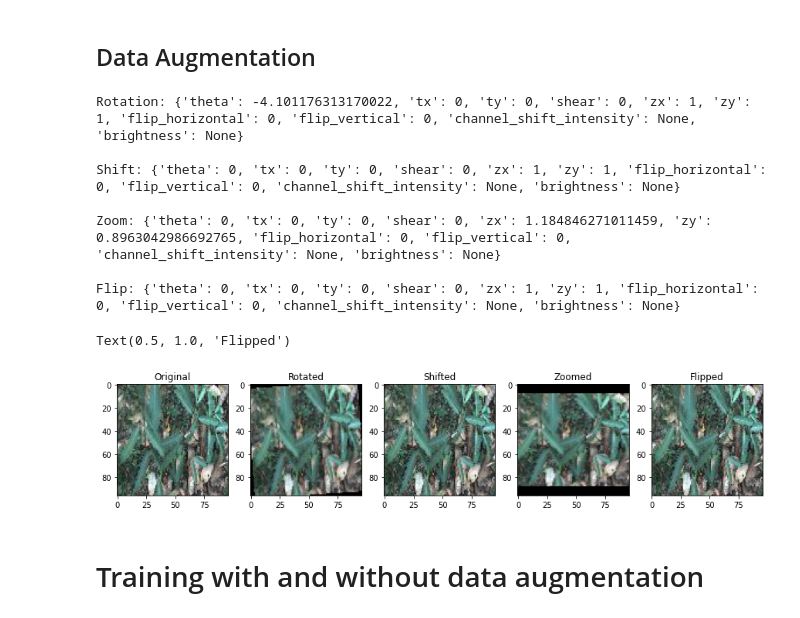
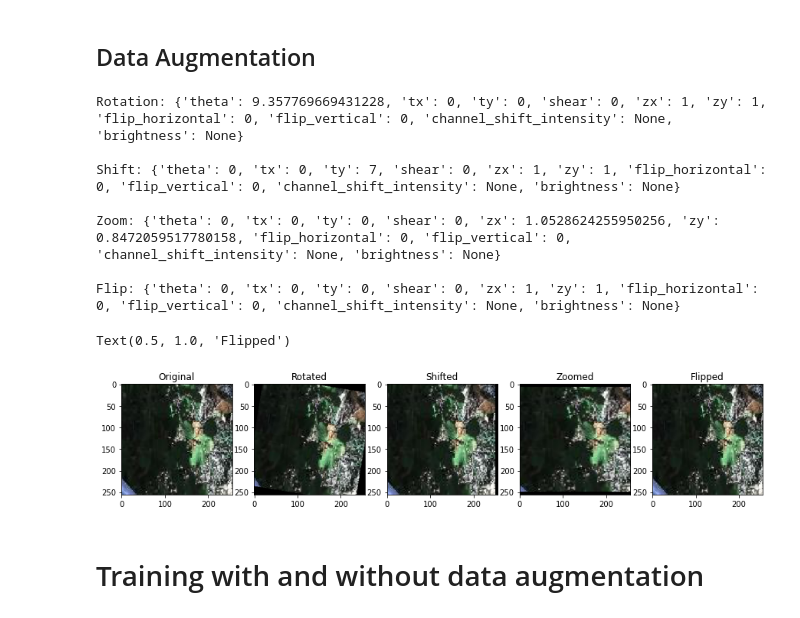
Before and after one commit to achgls/flower-species-classification, a Jupyter notebook: src/some-models.ipynb, the cells around one changed output. Saved outputs shown, nothing was run; the diff lists cells and outputs as text; code cells hidden in the pictures.

```diff
--- a/src/some-models.ipynb
+++ b/src/some-models.ipynb
@@ -50,6 +59,11 @@ labels = [
     "Species7",
     "Species8"
 ]
+
+
+input_shape = (96, 96, 3)
+epochs = 200
+batch_size=32
 # %%
 initial_dataset_dir = '../input/plants/images'
 # %% [markdown]
@@ -294,7 +310,3 @@ plt.show()
-# %%
-input_shape = (96, 96, 3)
-epochs = 200
-batch_size=64
 # %%
 from tensorflow.keras.preprocessing.image import ImageDataGenerator
 
@@ -311,19 +323,21 @@ valid_data_gen = ImageDataGenerator()
 
 # Obtain a data generator with the 'ImageDataGenerator.flow_from_directory' method
 train_gen = train_data_gen.flow_from_directory(directory=training_dir,
-                                               target_size=(96,96),
+                                               target_size=(256,256),
                                                color_mode='rgb',
                                                classes=labels, # can be set to labels
                                                class_mode='categorical',
                                                batch_size=batch_size,
-                                               shuffle=True)
+                                               shuffle=True
+                                              ,seed=seed)
 valid_gen = valid_data_gen.flow_from_directory(directory=validation_dir,
-                                               target_size=(96,96),
+                                               target_size=(256,256),
                                                color_mode='rgb',
                                                classes=labels, # can be set to labels
                                                class_mode='categorical',
                                                batch_size=batch_size,
-                                               shuffle=False)
+                                               shuffle=False
+                                              ,seed=seed)
 
 
 #8===>32 batch size
@@ -378,8 +400,8 @@ _ = get_next_batch(train_gen)
 image = next(train_gen)[0][4]
 
 # Create an instance of ImageDataGenerator for each transformation
-rot_gen = ImageDataGenerator(rotation_range=20)
-shift_gen = ImageDataGenerator(width_shift_range=0)
+rot_gen = ImageDataGenerator(rotation_range=30)
+shift_gen = ImageDataGenerator(width_shift_range=10)
 zoom_gen = ImageDataGenerator(zoom_range=0.3)
 flip_gen = ImageDataGenerator(horizontal_flip=True)
 
@@ -391,37 +413,37 @@ print('Shift:', shift_t, '\n')
 zoom_t = zoom_gen.get_random_transform(img_shape=(96,96))
 print('Zoom:', zoom_t, '\n')
 flip_t = flip_gen.get_random_transform(img_shape=(96,96))
 print('Flip:', flip_t, '\n')
 
 # Apply the transformation
 gen = ImageDataGenerator(fill_mode='constant', cval=0.)
 rotated = gen.apply_transform(image, rot_t)
 shifted = gen.apply_transform(image, shift_t)
 zoomed = gen.apply_transform(image, zoom_t)
 flipped = gen.apply_transform(image, flip_t)
 
 # Plot original and augmented images
 fig, ax = plt.subplots(1, 5, figsize=(15, 45))
 ax[0].imshow(np.uint8(image))
 ax[0].set_title('Original')
 ax[1].imshow(np.uint8(rotated))
 ax[1].set_title('Rotated')
 ax[2].imshow(np.uint8(shifted))
 ax[2].set_title('Shifted')
 ax[3].imshow(np.uint8(zoomed))
 ax[3].set_title('Zoomed')
 ax[4].imshow(np.uint8(flipped))
 ax[4].set_title('Flipped')
 # %% [output]
-Rotation: {'theta': -4.101176313170022, 'tx': 0, 'ty': 0, 'shear': 0, 'zx': 1, 'zy': 1, 'flip_horizontal': 0, 'flip_vertical': 0, 'channel_shift_intensity': None, 'brightness': None}
+Rotation: {'theta': 9.357769669431228, 'tx': 0, 'ty': 0, 'shear': 0, 'zx': 1, 'zy': 1, 'flip_horizontal': 0, 'flip_vertical': 0, 'channel_shift_intensity': None, 'brightness': None}
 
-Shift: {'theta': 0, 'tx': 0, 'ty': 0, 'shear': 0, 'zx': 1, 'zy': 1, 'flip_horizontal': 0, 'flip_vertical': 0, 'channel_shift_intensity': None, 'brightness': None}
+Shift: {'theta': 0, 'tx': 0, 'ty': 7, 'shear': 0, 'zx': 1, 'zy': 1, 'flip_horizontal': 0, 'flip_vertical': 0, 'channel_shift_intensity': None, 'brightness': None}
 
-Zoom: {'theta': 0, 'tx': 0, 'ty': 0, 'shear': 0, 'zx': 1.184846271011459, 'zy': 0.8963042986692765, 'flip_horizontal': 0, 'flip_vertical': 0, 'channel_shift_intensity': None, 'brightness': None}
+Zoom: {'theta': 0, 'tx': 0, 'ty': 0, 'shear': 0, 'zx': 1.0528624255950256, 'zy': 0.8472059517780158, 'flip_horizontal': 0, 'flip_vertical': 0, 'channel_shift_intensity': None, 'brightness': None}
 
 Flip: {'theta': 0, 'tx': 0, 'ty': 0, 'shear': 0, 'zx': 1, 'zy': 1, 'flip_horizontal': 0, 'flip_vertical': 0, 'channel_shift_intensity': None, 'brightness': None}
 Text(0.5, 1.0, 'Flipped')
-[figure, old version]
+[figure, new version]
 # %% [markdown]
 # Training with and without data augmentation
 # %%
```
Also changed, not shown: parts of 23 cells of this notebook.
